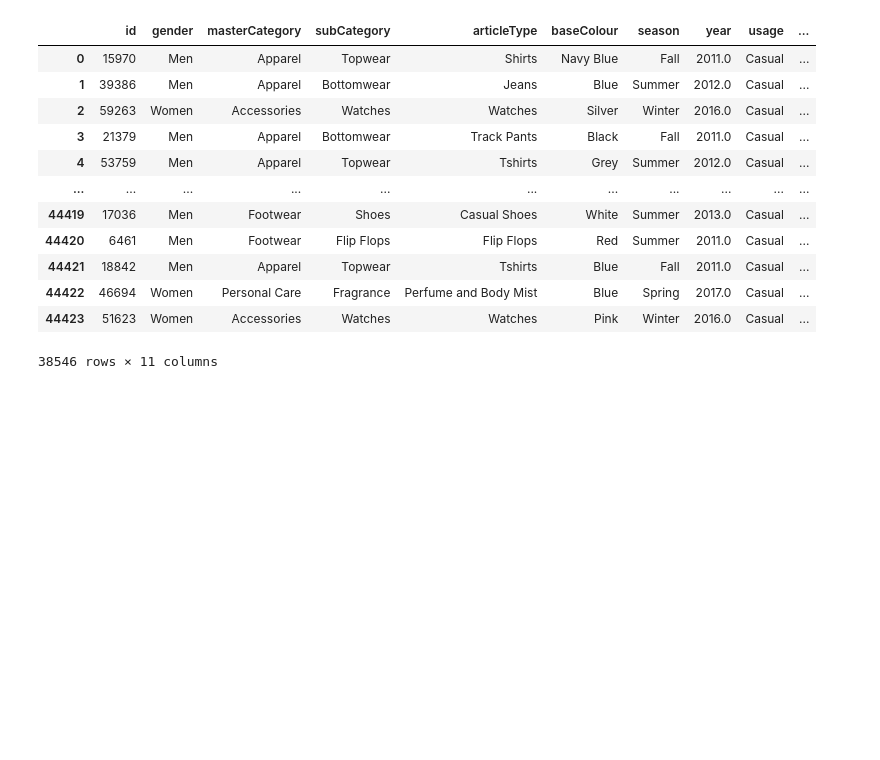
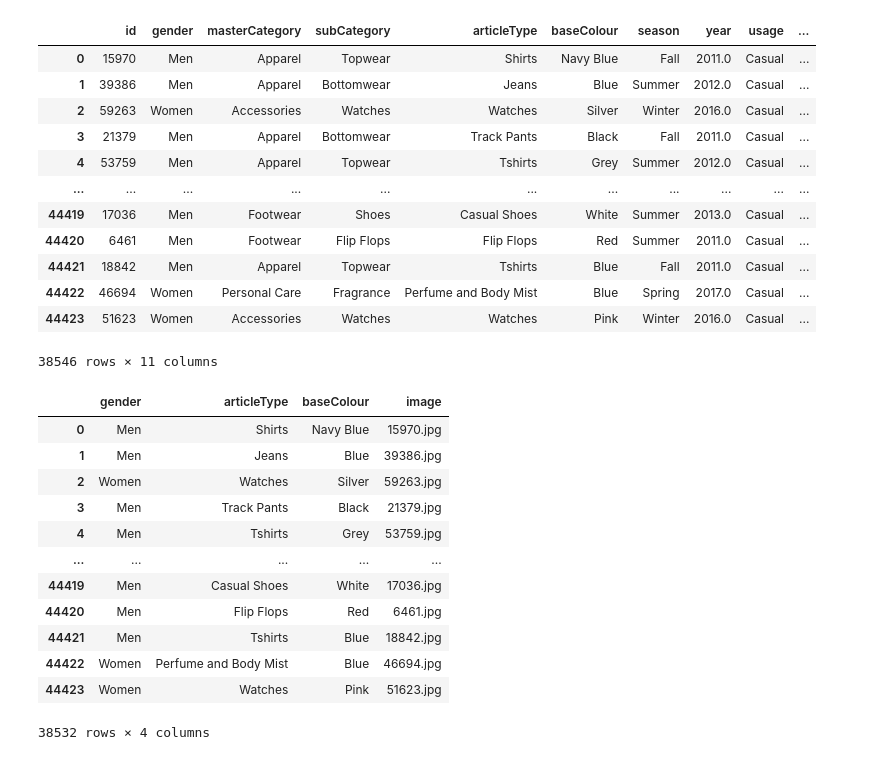
Before and after one commit to jaemin-capslock/fashion-project, a Jupyter notebook: initial_overview.ipynb, the cells around one changed output. Saved outputs shown, nothing was run; the diff lists cells and outputs as text; code cells hidden in the pictures; blank space fills up the shorter version.

```diff
--- a/initial_overview.ipynb
+++ b/initial_overview.ipynb
@@ -94,3 +94,22 @@ See the caveats in the documentation: https://pandas.pydata.org/pandas-docs/stab
 | 44422 | 46694 | Women | Personal Care | Fragrance | Perfume and Body Mist | Blue | Spring | 2017.0 | Casual | ... |
 | 44423 | 51623 | Women | Accessories | Watches | Watches | Pink | Winter | 2016.0 | Casual | ... |
 38546 rows × 11 columns
+# %%
+new_df = filtered_df[['gender', 'articleType', 'baseColour', 'image']]
+new_df = new_df.dropna()
+# %%
+new_df
+# %% [output]
+|  | gender | articleType | baseColour | image |
+| 0 | Men | Shirts | Navy Blue | 15970.jpg |
+| 1 | Men | Jeans | Blue | 39386.jpg |
+| 2 | Women | Watches | Silver | 59263.jpg |
+| 3 | Men | Track Pants | Black | 21379.jpg |
+| 4 | Men | Tshirts | Grey | 53759.jpg |
+| ... | ... | ... | ... | ... |
+| 44419 | Men | Casual Shoes | White | 17036.jpg |
+| 44420 | Men | Flip Flops | Red | 6461.jpg |
+| 44421 | Men | Tshirts | Blue | 18842.jpg |
+| 44422 | Women | Perfume and Body Mist | Blue | 46694.jpg |
+| 44423 | Women | Watches | Pink | 51623.jpg |
+38532 rows × 4 columns
```
Also changed, not shown: parts of 7 cells of this notebook.
